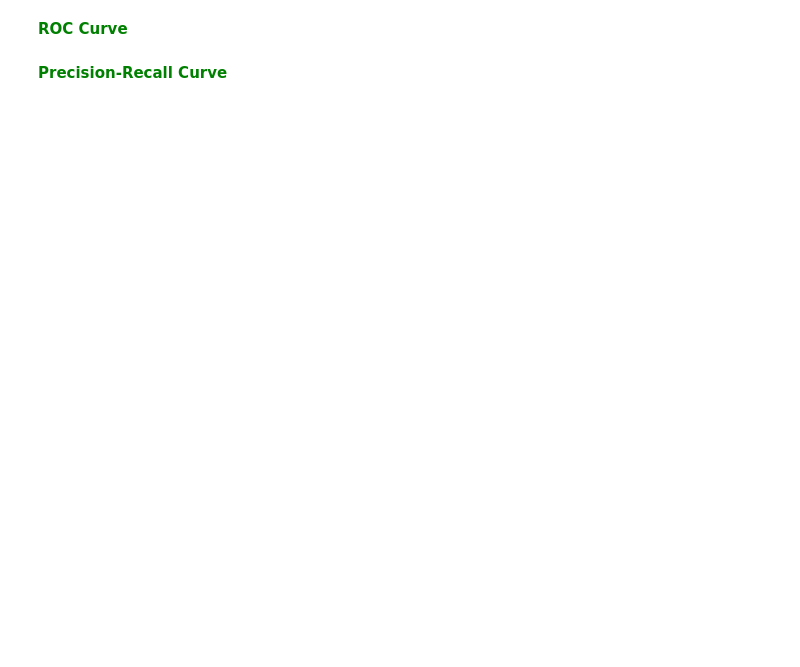
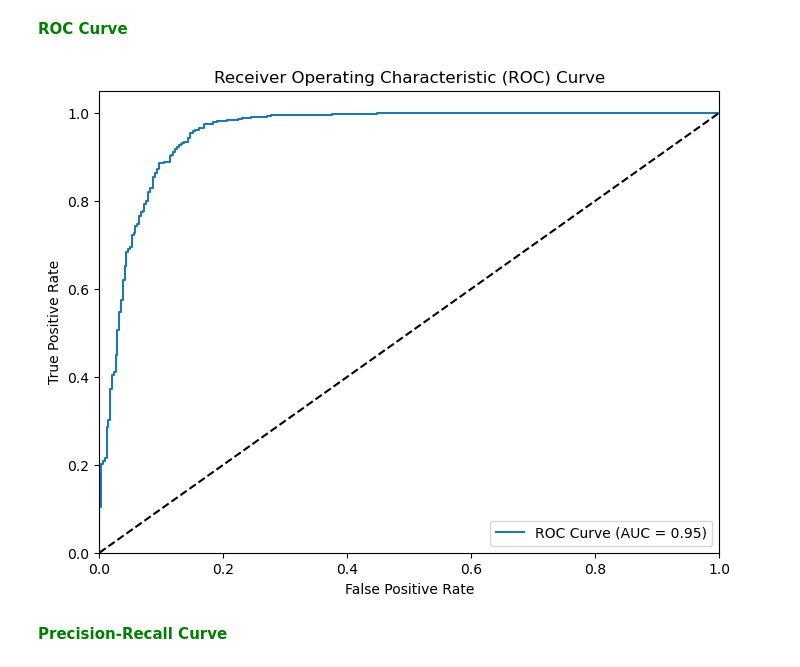
Before and after one commit to omar-kabeer/forecasting-academic-trajectories, a Jupyter notebook: notebooks/notebook.ipynb, the cells around one changed output. Saved outputs shown, nothing was run; the diff lists cells and outputs as text; code cells hidden in the pictures; blank space fills up the shorter version.

Commit message:
updating models

```diff
--- a/notebooks/notebook.ipynb
+++ b/notebooks/notebook.ipynb
@@ -1378,4 +1449,30 @@ lg = LogisticRegression()
 # %% [markdown]
 <font size="+0" color='green'><b> ROC Curve</b></font>
+# %%
+from sklearn.metrics import roc_curve, roc_auc_score
+import matplotlib.pyplot as plt
+
+# Assuming you have already trained and obtained predicted probabilities from your logistic regression model
+y_pred_proba = lg.predict_proba(X_test)[:, 1]
+
+# Compute the false positive rate, true positive rate, and thresholds
+fpr, tpr, thresholds = roc_curve(y_test, y_pred_proba)
+
+# Compute the AUC score
+auc_score = roc_auc_score(y_test, y_pred_proba)
+
+# Plot the ROC curve
+plt.figure(figsize=(8, 6))
+plt.plot(fpr, tpr, label='ROC Curve (AUC = {:.2f})'.format(auc_score))
+plt.plot([0, 1], [0, 1], 'k--')  # Diagonal line representing the random classifier
+plt.xlim([0.0, 1.0])
+plt.ylim([0.0, 1.05])
+plt.xlabel('False Positive Rate')
+plt.ylabel('True Positive Rate')
+plt.title('Receiver Operating Characteristic (ROC) Curve')
+plt.legend(loc='lower right')
+plt.show()
+# %% [output]
+[figure, added]
 # %% [markdown]
 <font size="+0" color='green'><b> Precision-Recall Curve</b></font>
```
Also changed, not shown: parts of 18 cells of this notebook, 1 other file.
